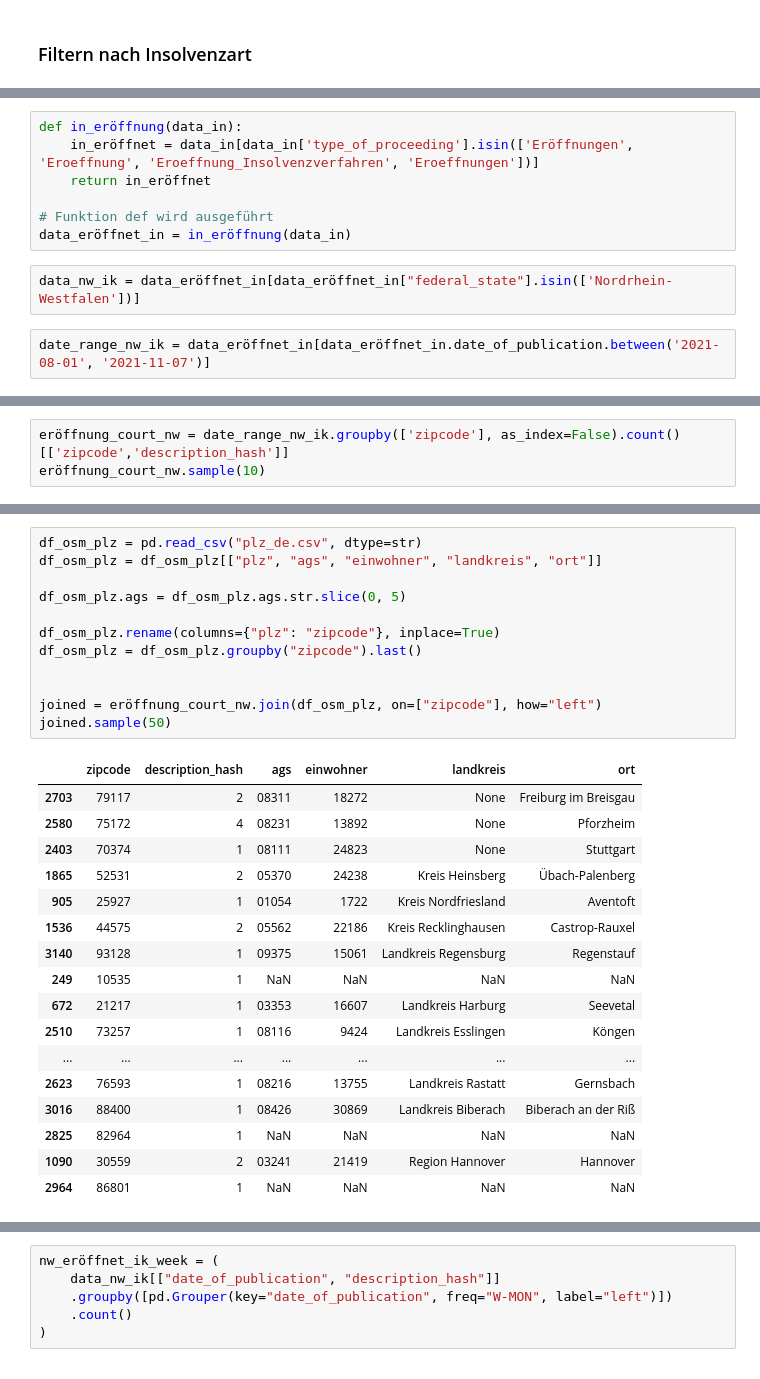
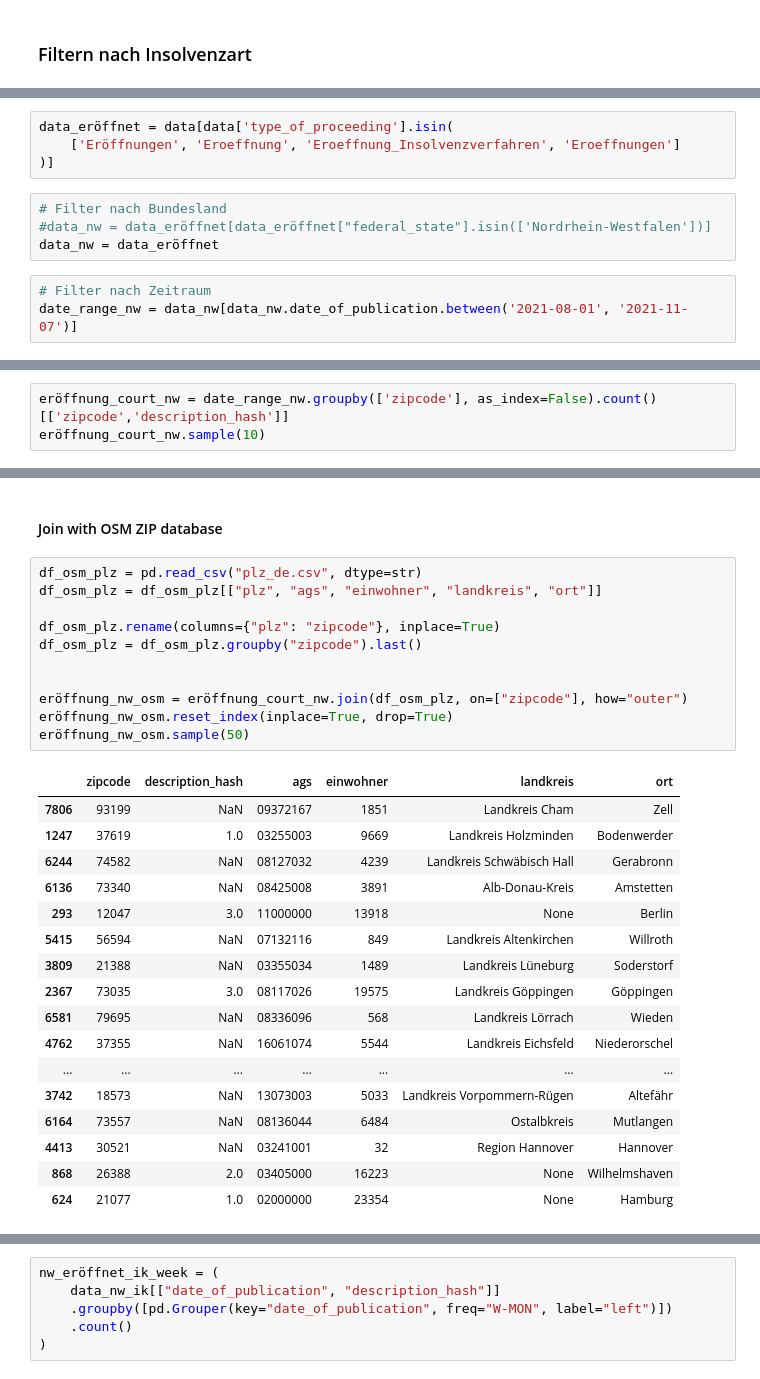
Before and after one commit to wdr-data/insolvenzen, a Jupyter notebook: Insolvenzen_alles.ipynb, the cells around one changed output, grey strips where cells are left out. Cells and saved outputs as stored; diff of their text form.

```diff
--- a/Insolvenzen_alles.ipynb
+++ b/Insolvenzen_alles.ipynb
@@ -159,12 +119,12 @@ data_in = in_kind(df16)
 # %%
-def in_eröffnung(data_in):
-    in_eröffnet = data_in[data_in['type_of_proceeding'].isin(['Eröffnungen', 'Eroeffnung', 'Eroeffnung_Insolvenzverfahren', 'Eroeffnungen'])]
-    return in_eröffnet
-
-# Funktion def wird ausgeführt
-data_eröffnet_in = in_eröffnung(data_in)
+data_eröffnet = data[data['type_of_proceeding'].isin(
+    ['Eröffnungen', 'Eroeffnung', 'Eroeffnung_Insolvenzverfahren', 'Eroeffnungen']
+)]
 # %%
-data_nw_ik = data_eröffnet_in[data_eröffnet_in["federal_state"].isin(['Nordrhein-Westfalen'])]
+# Filter nach Bundesland
+#data_nw = data_eröffnet[data_eröffnet["federal_state"].isin(['Nordrhein-Westfalen'])]
+data_nw = data_eröffnet
 # %%
-date_range_nw_ik = data_eröffnet_in[data_eröffnet_in.date_of_publication.between('2021-08-01', '2021-11-07')]
+# Filter nach Zeitraum
+date_range_nw = data_nw[data_nw.date_of_publication.between('2021-08-01', '2021-11-07')]
 # %%
@@ -179,5 +152,5 @@ date_range_nw_ik.head()
 # %%
-eröffnung_court_nw = date_range_nw_ik.groupby(['zipcode'], as_index=False).count()[['zipcode','description_hash']]
+eröffnung_court_nw = date_range_nw.groupby(['zipcode'], as_index=False).count()[['zipcode','description_hash']]
 eröffnung_court_nw.sample(10)
 # %% [output]
 |  | zipcode | description_hash |
@@ -200,30 +167,31 @@ eröffnung_court_nw.sample(10)
+# %% [markdown]
+#### Join with OSM ZIP database
 # %%
 df_osm_plz = pd.read_csv("plz_de.csv", dtype=str)
 df_osm_plz = df_osm_plz[["plz", "ags", "einwohner", "landkreis", "ort"]]
-
-df_osm_plz.ags = df_osm_plz.ags.str.slice(0, 5)
 
 df_osm_plz.rename(columns={"plz": "zipcode"}, inplace=True)
 df_osm_plz = df_osm_plz.groupby("zipcode").last()
 
 
-joined = eröffnung_court_nw.join(df_osm_plz, on=["zipcode"], how="left")
-joined.sample(50)
+eröffnung_nw_osm = eröffnung_court_nw.join(df_osm_plz, on=["zipcode"], how="outer")
+eröffnung_nw_osm.reset_index(inplace=True, drop=True)
+eröffnung_nw_osm.sample(50)
 # %% [output]
 |  | zipcode | description_hash | ags | einwohner | landkreis | ort |
-| 2703 | 79117 | 2 | 08311 | 18272 | None | Freiburg im Breisgau |
-| 2580 | 75172 | 4 | 08231 | 13892 | None | Pforzheim |
-| 2403 | 70374 | 1 | 08111 | 24823 | None | Stuttgart |
-| 1865 | 52531 | 2 | 05370 | 24238 | Kreis Heinsberg | Übach-Palenberg |
-| 905 | 25927 | 1 | 01054 | 1722 | Kreis Nordfriesland | Aventoft |
-| 1536 | 44575 | 2 | 05562 | 22186 | Kreis Recklinghausen | Castrop-Rauxel |
-| 3140 | 93128 | 1 | 09375 | 15061 | Landkreis Regensburg | Regenstauf |
-| 249 | 10535 | 1 | NaN | NaN | NaN | NaN |
-| 672 | 21217 | 1 | 03353 | 16607 | Landkreis Harburg | Seevetal |
-| 2510 | 73257 | 1 | 08116 | 9424 | Landkreis Esslingen | Köngen |
+| 7806 | 93199 | NaN | 09372167 | 1851 | Landkreis Cham | Zell |
+| 1247 | 37619 | 1.0 | 03255003 | 9669 | Landkreis Holzminden | Bodenwerder |
+| 6244 | 74582 | NaN | 08127032 | 4239 | Landkreis Schwäbisch Hall | Gerabronn |
+| 6136 | 73340 | NaN | 08425008 | 3891 | Alb-Donau-Kreis | Amstetten |
+| 293 | 12047 | 3.0 | 11000000 | 13918 | None | Berlin |
+| 5415 | 56594 | NaN | 07132116 | 849 | Landkreis Altenkirchen | Willroth |
+| 3809 | 21388 | NaN | 03355034 | 1489 | Landkreis Lüneburg | Soderstorf |
+| 2367 | 73035 | 3.0 | 08117026 | 19575 | Landkreis Göppingen | Göppingen |
+| 6581 | 79695 | NaN | 08336096 | 568 | Landkreis Lörrach | Wieden |
+| 4762 | 37355 | NaN | 16061074 | 5544 | Landkreis Eichsfeld | Niederorschel |
 | ... | ... | ... | ... | ... | ... | ... |
-| 2623 | 76593 | 1 | 08216 | 13755 | Landkreis Rastatt | Gernsbach |
-| 3016 | 88400 | 1 | 08426 | 30869 | Landkreis Biberach | Biberach an der Riß |
-| 2825 | 82964 | 1 | NaN | NaN | NaN | NaN |
-| 1090 | 30559 | 2 | 03241 | 21419 | Region Hannover | Hannover |
-| 2964 | 86801 | 1 | NaN | NaN | NaN | NaN |
+| 3742 | 18573 | NaN | 13073003 | 5033 | Landkreis Vorpommern-Rügen | Altefähr |
+| 6164 | 73557 | NaN | 08136044 | 6484 | Ostalbkreis | Mutlangen |
+| 4413 | 30521 | NaN | 03241001 | 32 | Region Hannover | Hannover |
+| 868 | 26388 | 2.0 | 03405000 | 16223 | None | Wilhelmshaven |
+| 624 | 21077 | 1.0 | 02000000 | 23354 | None | Hamburg |
```
Also changed, not shown: parts of 55 cells of this notebook.
